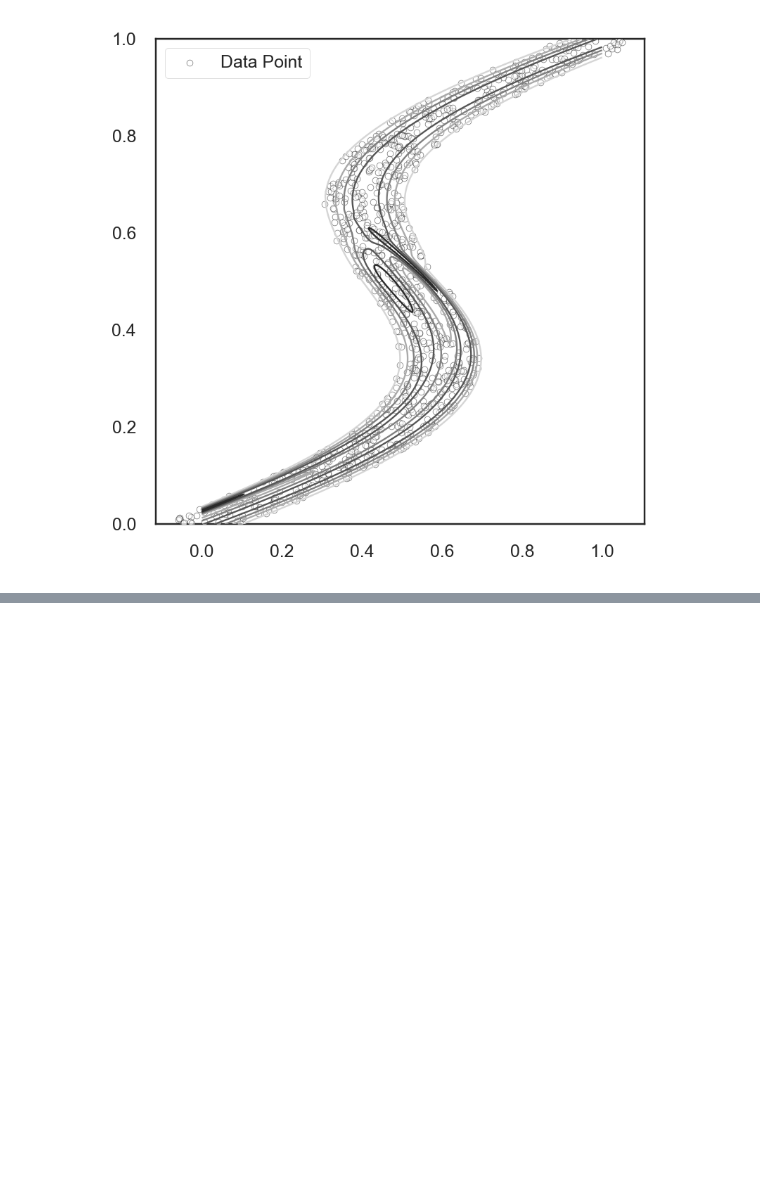
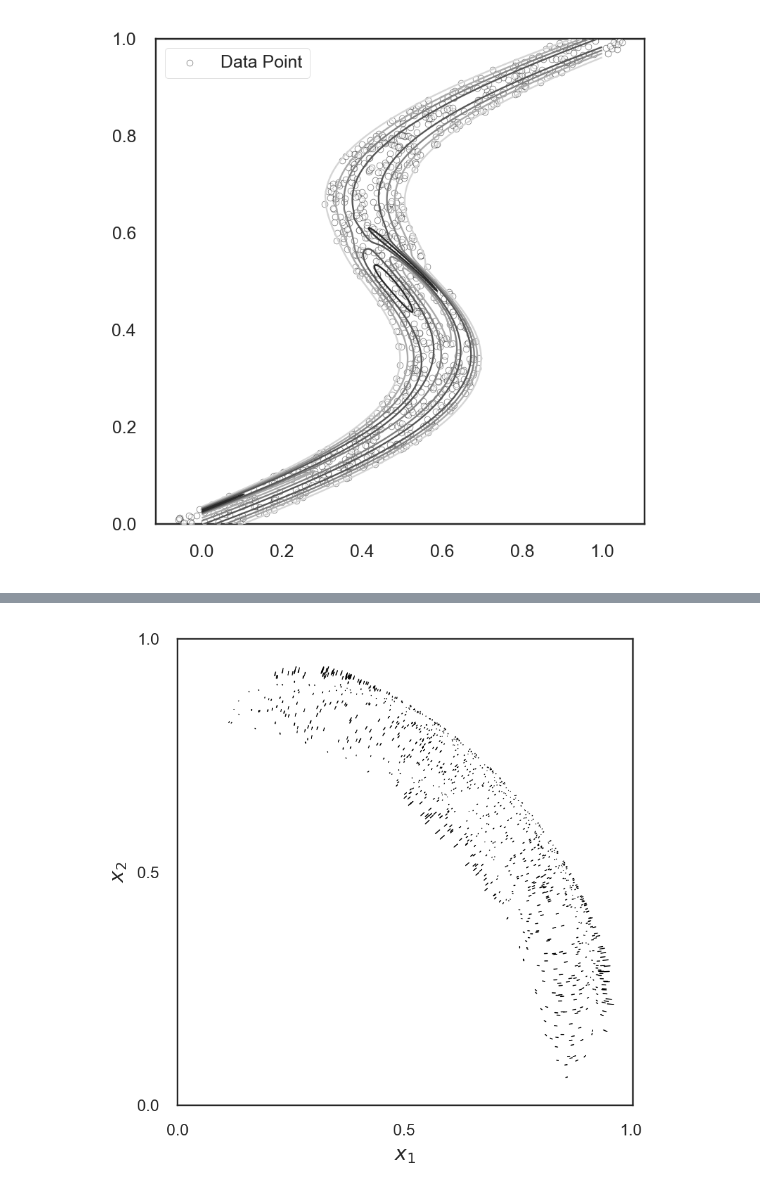
Before and after one commit to ChocolateDave/ml-notebook, a Jupyter notebook: mixture_model/mixture_density_network.ipynb, the cells around one changed output, grey strips where cells are left out. Drawn from its saved outputs; the diff is of its cells as text; code cells hidden in the pictures; blank space fills up the shorter version.

```diff
--- a/mixture_model/mixture_density_network.ipynb
+++ b/mixture_model/mixture_density_network.ipynb
@@ -433,0 +719,19 @@ $$
+# %%
+best_hs, best_rms, best_pred = None, float('inf'), None
+for hidden_size in [5, 10, 15, 20, 25]:
+    y_test_pred = train_mdn(x_data=x_trn_data,
+                            y_data=y_trn_data,
+                            x_test_data=x_tst_data,
+                            hidden_size=hidden_size,
+                            n_components=2,
+                            num_epochs=8000,
+                            log_freq=1000,
+                            device=device)
+    y_test_data = th.from_numpy(y_tst_data).to(device).float()
+    rms = th.sqrt(nn.functional.mse_loss(y_test_pred, y_test_data))
+    print(f'Test: Hidden Size = {hidden_size:d}, RMS error = {rms:.2%}.')
+    if rms <= best_rms:
+        best_hs = hidden_size
+        best_rms = rms
+        best_pred = y_test_pred.detach().cpu().numpy()
+print(f'Done! Best Hidden Size = {best_hs:d}, Min RMS error = {best_rms:.2%}')
@@ -433,0 +756,12 @@ $$
+# %%
+fig, ax = plt.subplots(1, 1, figsize=(4, 4), dpi=224)
+for xy_pred, xy_gt in zip(best_pred, y_tst_data):
+    ax.plot([xy_pred[0], xy_gt[0]], [xy_pred[1], xy_gt[1]],
+            color='k', linestyle='-', linewidth=0.5)
+ax.set_xlabel(r'$x_1$', fontsize=10)
+ax.set_xticks(np.arange(0.0, 1.1, 0.5))
+ax.set_ylabel(r'$x_2$', fontsize=10)
+ax.set_yticks(np.arange(0.0, 1.1, 0.5))
+fig.tight_layout()
+# %% [output]
+[figure, added]
```
Also changed, not shown: parts of 16 cells of this notebook.
